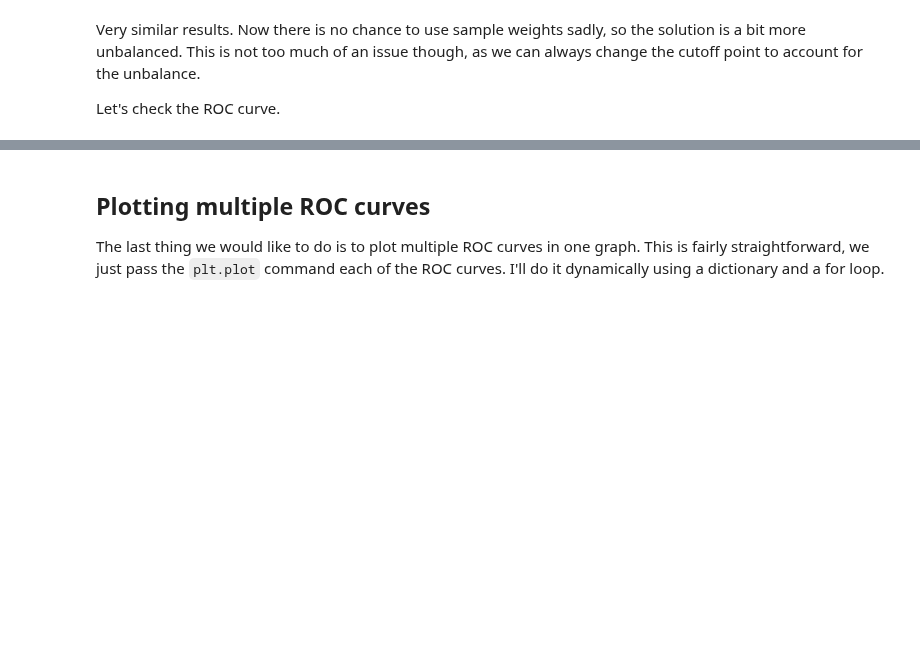
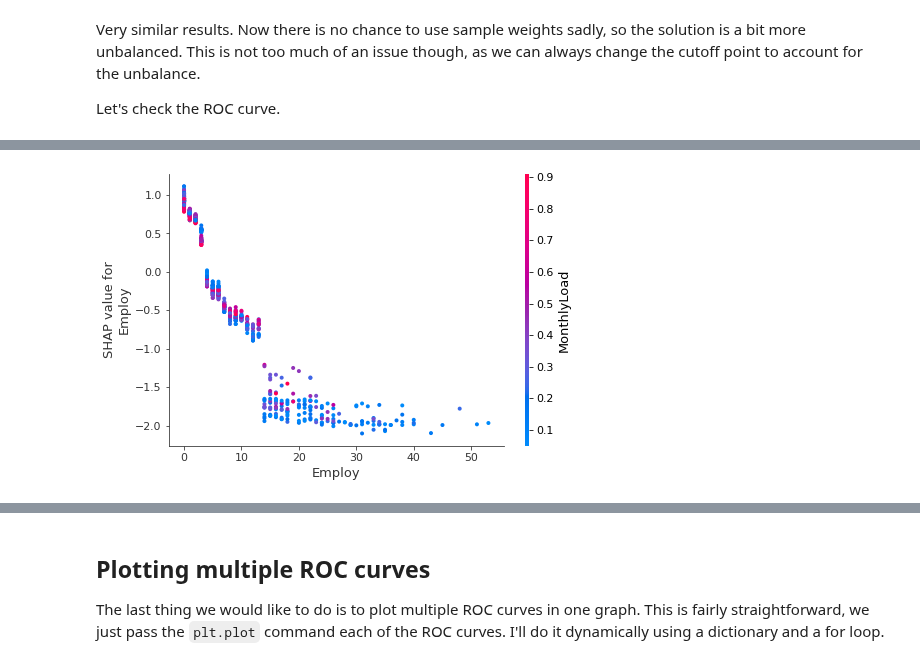
Before and after one commit to CBravoR/AdvancedAnalyticsLabs, a Jupyter notebook: notebooks/python/Lab_7_Ensembles.ipynb, the cells around one changed output, grey strips where cells are left out. Saved outputs shown, nothing was run; the diff lists cells and outputs as text; code cells hidden in the pictures; blank space fills up the shorter version.

```diff
--- a/notebooks/python/Lab_7_Ensembles.ipynb
+++ b/notebooks/python/Lab_7_Ensembles.ipynb
@@ -374,0 +576,10 @@ plt.show()
+# %%
+shap.dependence_plot("Employ",                          # The variable to study
+                     shap_values,                       # The Shapley values.
+                     bankloan_train_noWoE.iloc[:, :-1], # The training sample
+                     show=False)                        # Whether to print the model or not
+
+plt.savefig('ShapEmploy.pdf', dpi=300, bbox_inches='tight')
+plt.show()
+# %% [output]
+[figure, added]
```
Also changed, not shown: parts of 31 cells of this notebook.
